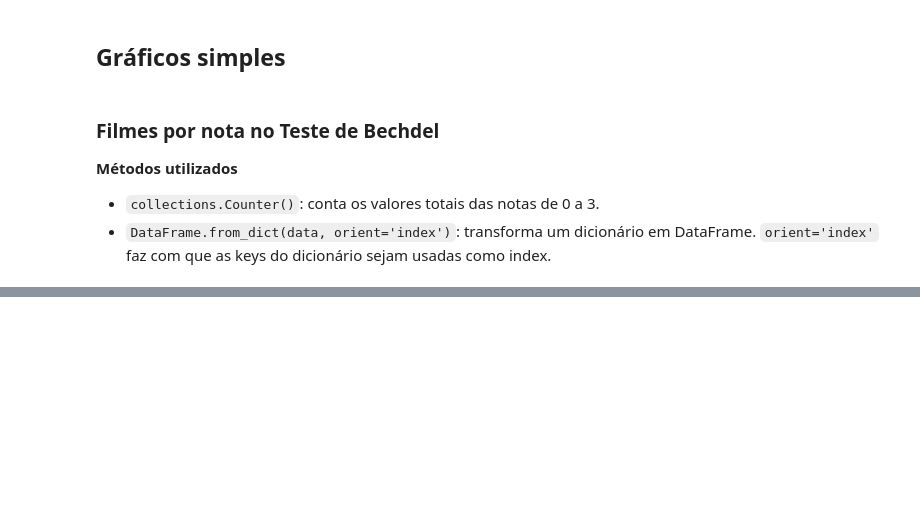
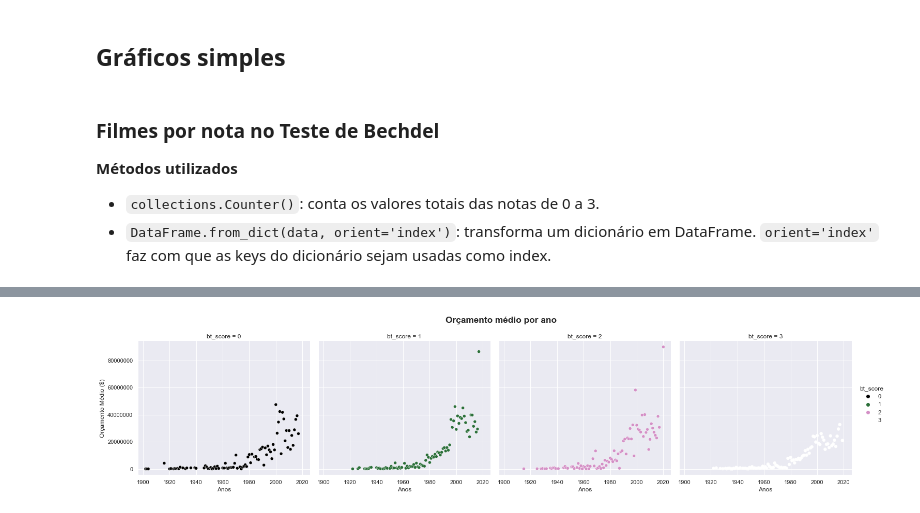
Before and after one commit to vinifm/puc_bechdel, a Jupyter notebook: main.ipynb, the cells around one changed output, grey strips where cells are left out. Saved outputs shown, nothing was run; the diff lists cells and outputs as text; code cells hidden in the pictures; blank space fills up the shorter version.

```diff
--- a/main.ipynb
+++ b/main.ipynb
@@ -230,0 +308,10 @@ plt.show()
+# %%
+sns.set( rc = {'figure.figsize': (60, 60), 'axes.labelsize': 12})
+g = sns.relplot(data = budget_year_mean2, x = "year",  y = "budget", col = "bt_score", hue = "bt_score", palette="cubehelix")
+g.fig.suptitle("Orçamento médio por ano", fontsize = 'x-large', fontweight = 'bold')
+g.fig.subplots_adjust(top = 0.85)
+g.set_axis_labels("Anos" , "Orçamento Médio ($)")
+plt.ticklabel_format(style='plain', axis='y')
+plt.show()
+# %% [output]
+[figure, added]
```
Also changed, not shown: parts of 23 cells of this notebook.
